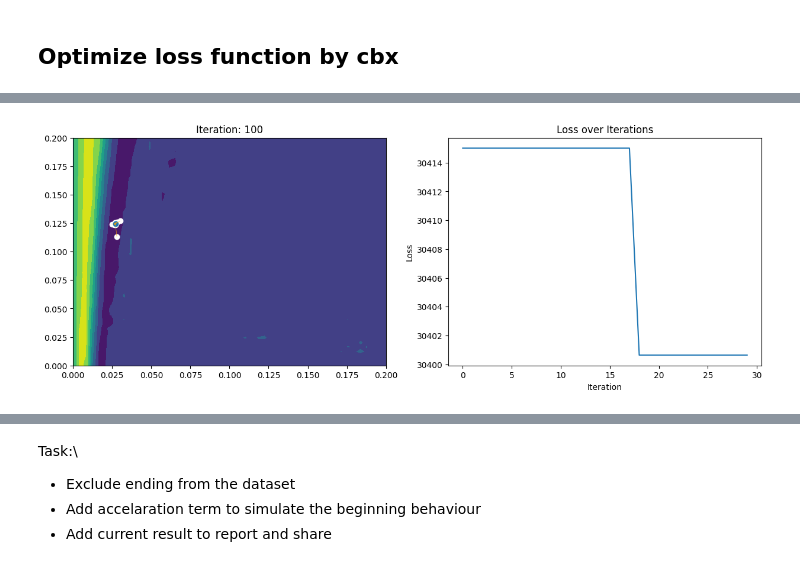
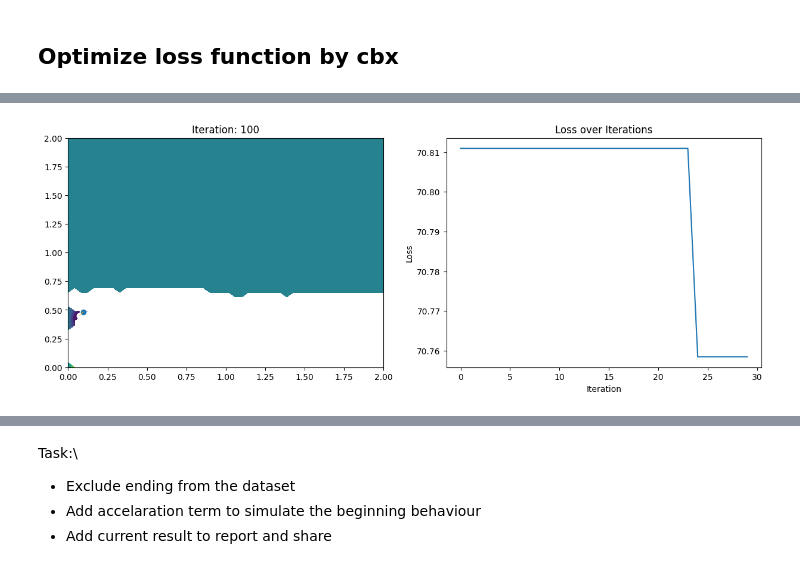
Before and after one commit to yutingdong0/pedestrian-dynamics, a Jupyter notebook: model_optimization.ipynb, the cells around one changed output, grey strips where cells are left out. Saved outputs shown, nothing was run; the diff lists cells and outputs as text; code cells hidden in the pictures.

Commit message:
Compute CBO on first order model

```diff
--- a/model_optimization.ipynb
+++ b/model_optimization.ipynb
@@ -112,8 +215,12 @@ def compute_gradient(params, real_positions, epsilon=1e-8, t_eval=t_eval):
         predicted_positions = compute_predicted_positions(params - delta, t_eval)
         predicted_positions_delta = compute_predicted_positions(params + delta, t_eval)
 
-        grad[i] = (loss_function(real_positions, predicted_positions_delta, t_eval)
-                    - loss_function(real_positions, predicted_positions, t_eval)) / (2 * epsilon)
+        # Compute the loss function for both predicted minus delta and predicted_delta
+        # loss_minus_delta = loss_function(real_positions, predicted_positions, t_eval)
+        # loss_plus_delta = loss_function(real_positions, predicted_positions_delta, t_eval)
+        # print(f"Gradient computation for parameter {i}: loss_minus_delta = {loss_minus_delta}, loss_plus_delta = {loss_plus_delta}")
+        grad[i] = (loss_function_no_penalty(real_positions, predicted_positions_delta, t_eval)
+                    - loss_function_no_penalty(real_positions, predicted_positions, t_eval)) / (2 * epsilon)
 
     return grad
 # %%
@@ -121,7 +228,7 @@ mean_speed = 0.01 # m / frame
 std_dev_speed = 0.002
 # c_values = np.random.normal(mean_speed, std_dev_speed, num_pedestrians)  # Random walking speeds normally distributed
 # c_values = np.clip(c_values, 0.001, 0.1)
-c_values = 0.08
+c_values = 0.08125 # 1.3 / 16 meters per frame
 
 s_value = circumference / num_pedestrians  # Safety distance
 
@@ -143,7 +250,7 @@ loss_history = []
 
 for i in range(num_iterations):
     predicted_positions = compute_predicted_positions(params, t_eval)
-    loss = loss_function(interpolated_real_positions, predicted_positions, t_eval)
+    loss = loss_function_no_penalty(interpolated_real_positions, predicted_positions, t_eval)
     grad = compute_gradient(params, interpolated_real_positions, epsilon, t_eval)
     print(f'gradient in iteration{i}: {grad}, params: {params}')
     max_grad_component = np.max(np.abs(grad))
@@ -178,7 +330,9 @@ Visualize result
 from matplotlib import pyplot as plt
 
 # c and s values
-params = [0.08019308, 0.45536531]
+params = params.copy()
+# params = [0.08125, 0.57126714]
+print(f"Final parameters: {params}")
 c_values = params[0]
 s_value = params[1]
 
@@ -234,7 +389,7 @@ from cbx.utils import init_particles
 N = 50  # Number of particles
 d = 2   # Dimension of the parameter space
 x_min = np.array([0, 0])  # Lower bounds for c_values and s_value
-x_max = np.array([0.2, 0.2])    # Upper bounds for c_values and s_value
+x_max = np.array([2, 2])    # Upper bounds for c_values and s_value
 # %%
 from cbx.dynamics import CBO, CBXDynamic
 
@@ -273,7 +428,7 @@ cbo = CBO(objective_function, x=particles, noise='isotropic', f_dim='2D', **cbo_
 sched = effective_sample_size(maximum=1e12)
 plotter = PlotDynamic(
     cbo, ax=ax[0],
-    objective_args={'x_min': 0, 'x_max': 0.2},
+    objective_args={'x_min': 0, 'x_max': 2},
     particle_args={'color': 'xkcd:white'},
     plot_consensus=True,
     plot_drift=True
@@ -304,4 +459,4 @@ Iteration 100: Loss = 30400.6415868165
-[figure, old version]
+[figure, new version]
 # %%
 print(f'Final parameters: {cbo.best_particle}')
 print(f'Final loss: {objective_function(cbo.best_particle)}')
```
Also changed, not shown: parts of 13 cells of this notebook, 8 other files.
